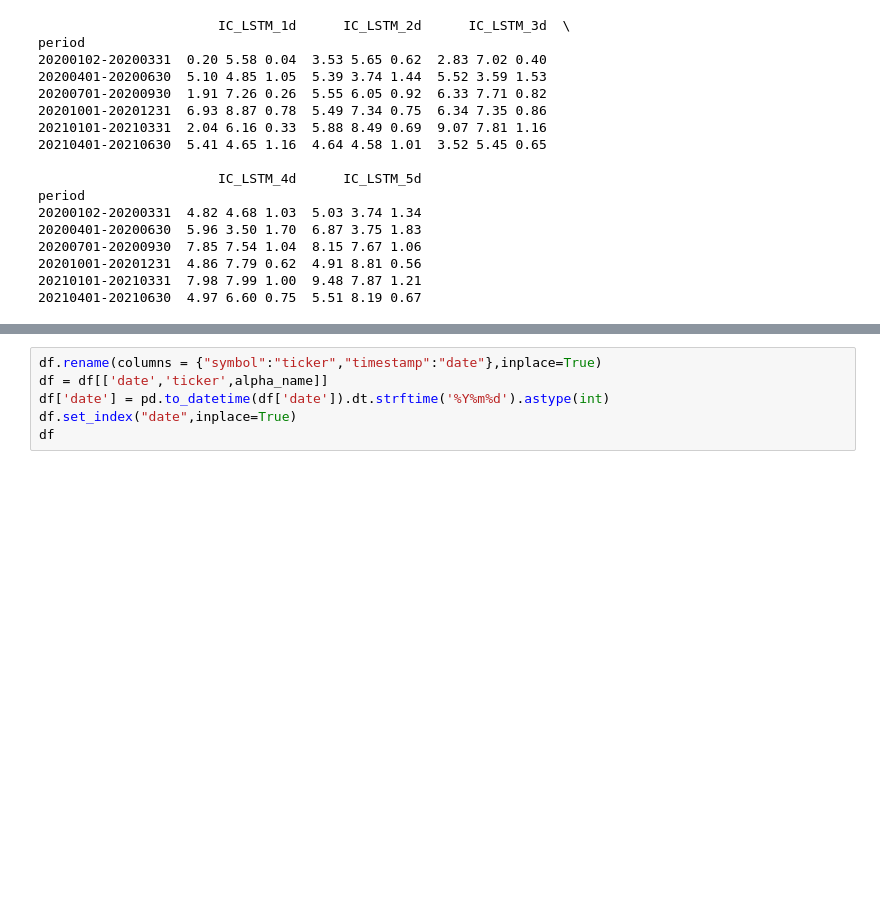
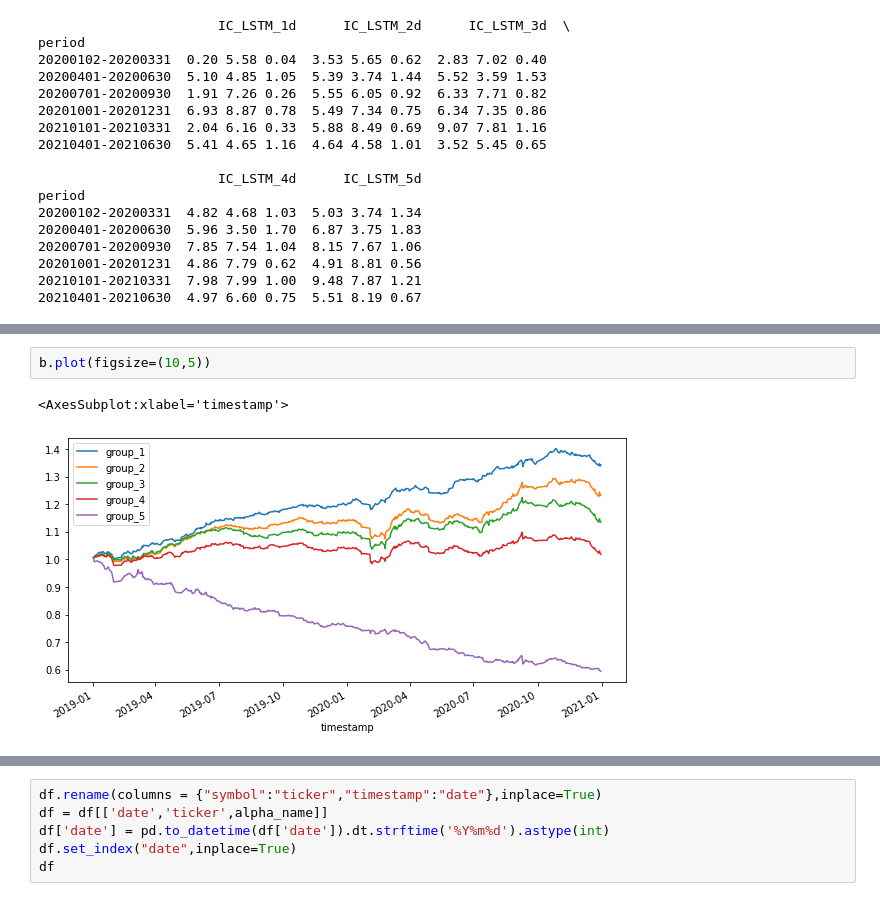
Before and after one commit to June24-Wu/Shannon, a Jupyter notebook: NoteBook/Loopback.ipynb, the cells around one changed output, grey strips where cells are left out. Saved outputs shown, nothing was run; the diff lists cells and outputs as text; blank space fills up the shorter version.

```diff
--- a/NoteBook/Loopback.ipynb
+++ b/NoteBook/Loopback.ipynb
@@ -493,0 +511,5 @@ result.iloc[:,:20].plot(figsize=(10,5))
+# %%
+b.plot(figsize=(10,5))
+# %% [output]
+<AxesSubplot:xlabel='timestamp'>
+[figure, added]
```
Also changed, not shown: parts of 17 cells of this notebook.
